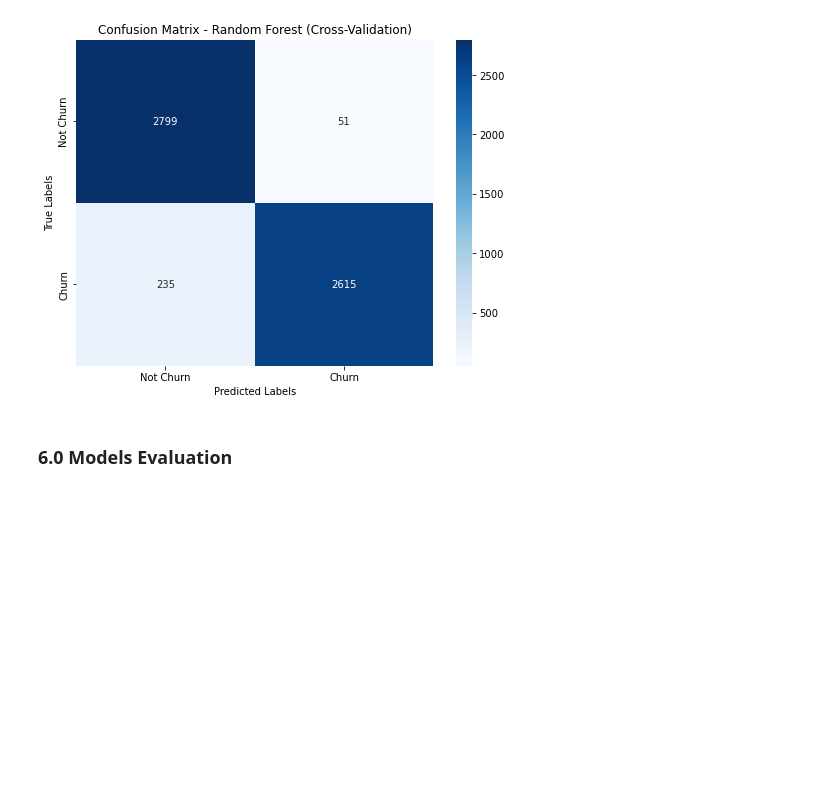
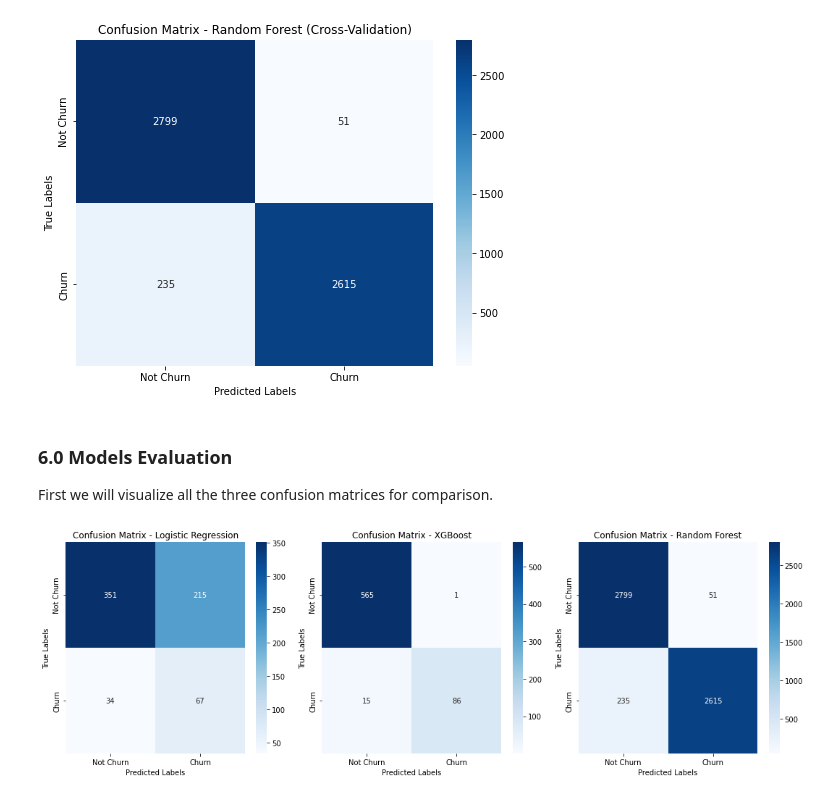
Before and after one commit to DoreenMolly/SyriaTel-Churn-Prediction, a Jupyter notebook: SyriaTel_Customer_Prediction.ipynb, the cells around one changed output. Cells and saved outputs as stored; diff of their text form; code cells hidden in the pictures; blank space fills up the shorter version.

Commit message:
Model Evaluations and Comparisons

```diff
--- a/SyriaTel_Customer_Prediction.ipynb
+++ b/SyriaTel_Customer_Prediction.ipynb
@@ -715,14 +715,14 @@ The F1 score, which balances precision and recall, is 34.99%, indicating a moder
 While our model is good at detecting churners, it suffers from a high number of false positives.
 # %%
 # Calculate confusion matrix
-cm = confusion_matrix(y_test, y_pred)
+cm_lr = confusion_matrix(y_test, y_pred)
 
 # Define class labels
 class_labels = ['Class 0', 'Class 1']
 
 # Plot confusion matrix
 plt.figure(figsize=(8, 6))
-sns.heatmap(cm, annot=True, cmap='Blues', fmt='d', xticklabels=class_labels, yticklabels=class_labels)
+sns.heatmap(cm_lr, annot=True, cmap='Blues', fmt='d', xticklabels=class_labels, yticklabels=class_labels)
 plt.xlabel('Predicted Labels')
 plt.ylabel('True Labels')
 plt.title('Confusion Matrix')
@@ -880,14 +880,14 @@ X_resampled, y_resampled = smote.fit_resample(X, y)
 rf = RandomForestClassifier(random_state=42, class_weight='balanced')
 
 # Perform cross-validation predictions
-y_pred = cross_val_predict(rf, X_resampled, y_resampled, cv=5)
+y_pred_rf = cross_val_predict(rf, X_resampled, y_resampled, cv=5)
 
 # Calculate confusion matrix
-cm = confusion_matrix(y_resampled, y_pred)
+cm_rf = confusion_matrix(y_resampled, y_pred_rf)
 
 # Plot confusion matrix
 plt.figure(figsize=(8, 6))
-sns.heatmap(cm, annot=True, cmap='Blues', fmt='d', xticklabels=['Not Churn', 'Churn'], yticklabels=['Not Churn', 'Churn'])
+sns.heatmap(cm_rf, annot=True, cmap='Blues', fmt='d', xticklabels=['Not Churn', 'Churn'], yticklabels=['Not Churn', 'Churn'])
 plt.xlabel('Predicted Labels')
 plt.ylabel('True Labels')
 plt.title('Confusion Matrix - Random Forest (Cross-Validation)')
@@ -896,3 +896,27 @@ plt.show()
 [figure]
 # %% [markdown]
 ### 6.0 Models Evaluation
+
+First we will visualize all the three confusion matrices for comparison.
+# %%
+# Confusion matrices for each model
+cms = {
+    'Logistic Regression': cm_lr,
+    'XGBoost': cm_xgb,
+    'Random Forest': cm_rf
+
+}
+
+# Plotting
+plt.figure(figsize=(15, 5))
+for i, (model, cm) in enumerate(cms.items(), 1):
+    plt.subplot(1, 3, i)
+    sns.heatmap(cm, annot=True, cmap='Blues', fmt='d', xticklabels=['Not Churn', 'Churn'], yticklabels=['Not Churn', 'Churn'])
+    plt.xlabel('Predicted Labels')
+    plt.ylabel('True Labels')
+    plt.title(f'Confusion Matrix - {model}')
+
+plt.tight_layout()
+plt.show()
+# %% [output]
+[figure, added]
```
Also changed, not shown: parts of 8 cells of this notebook.
